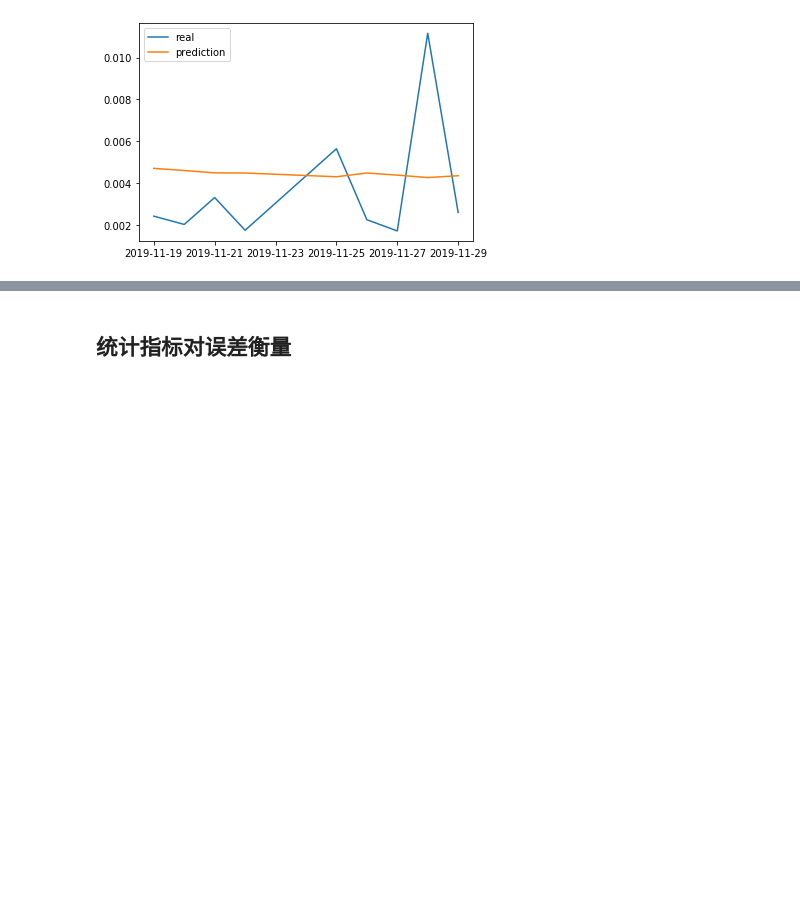
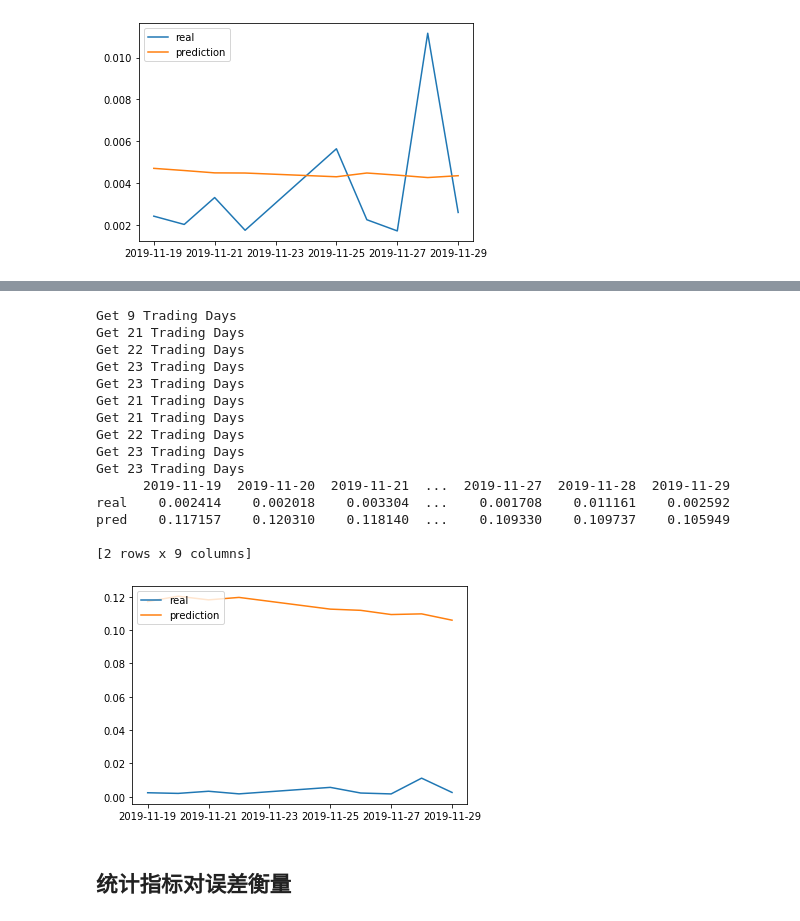
Before and after one commit to GehuaZhang/AlgoExecution, a Jupyter notebook: AlgoExecution.ipynb, the cells around one changed output, grey strips where cells are left out. Drawn from its saved outputs; the diff is of its cells as text; code cells hidden in the pictures; blank space fills up the shorter version.

```diff
--- a/AlgoExecution.ipynb
+++ b/AlgoExecution.ipynb
@@ -148,0 +180,13 @@ Get 23 Trading Days
+# %%
+beta = 0.9
+N=30
+current_date = datetime.date(2019,11,29)
+current_time = datetime.time(10,30,00)
+time_length = datetime.time(00,30,00)
+
+def volumePredictEWAWindow(data,current_date,current_time,time_length,N,beta=0.9):
+  ratio,_ = np.array(volumePredictNaiveWindow(data,current_date,current_time,time_length,N))
+  weight = generateExpAvgWeight(beta,len(ratio))
+  return [ratio,sum(np.multiply(ratio,weight))]
+
+volumePredictEWAWindow(data,current_date,current_time,time_length,N,beta=beta)[1]
@@ -213,3 +318,27 @@ pred    0.004700    0.004596    0.004484  ...    0.004376    0.004260    0.00434
+# %%
+tmp= predAccuracyWindow(volumePredictEWAWindow,data,current_date,current_time,time_length,10,N)
+print(tmp)
+plt.plot(tmp.loc["real"])
+plt.plot(tmp.loc["pred"])
+plt.legend(['real', 'prediction'], loc='upper left')
+plt.show()
+# %% [output]
+Get 9 Trading Days
+Get 21 Trading Days
+Get 22 Trading Days
+Get 23 Trading Days
+Get 23 Trading Days
+Get 21 Trading Days
+Get 21 Trading Days
+Get 22 Trading Days
+Get 23 Trading Days
+Get 23 Trading Days
+      2019-11-19  2019-11-20  2019-11-21  ...  2019-11-27  2019-11-28  2019-11-29
+real    0.002414    0.002018    0.003304  ...    0.001708    0.011161    0.002592
+pred    0.117157    0.120310    0.118140  ...    0.109330    0.109737    0.105949
+
+[2 rows x 9 columns]
+[figure, added]
 # %% [markdown]
 ## 统计指标对误差衡量
 # %%
```
Also changed, not shown: parts of 19 cells of this notebook.
